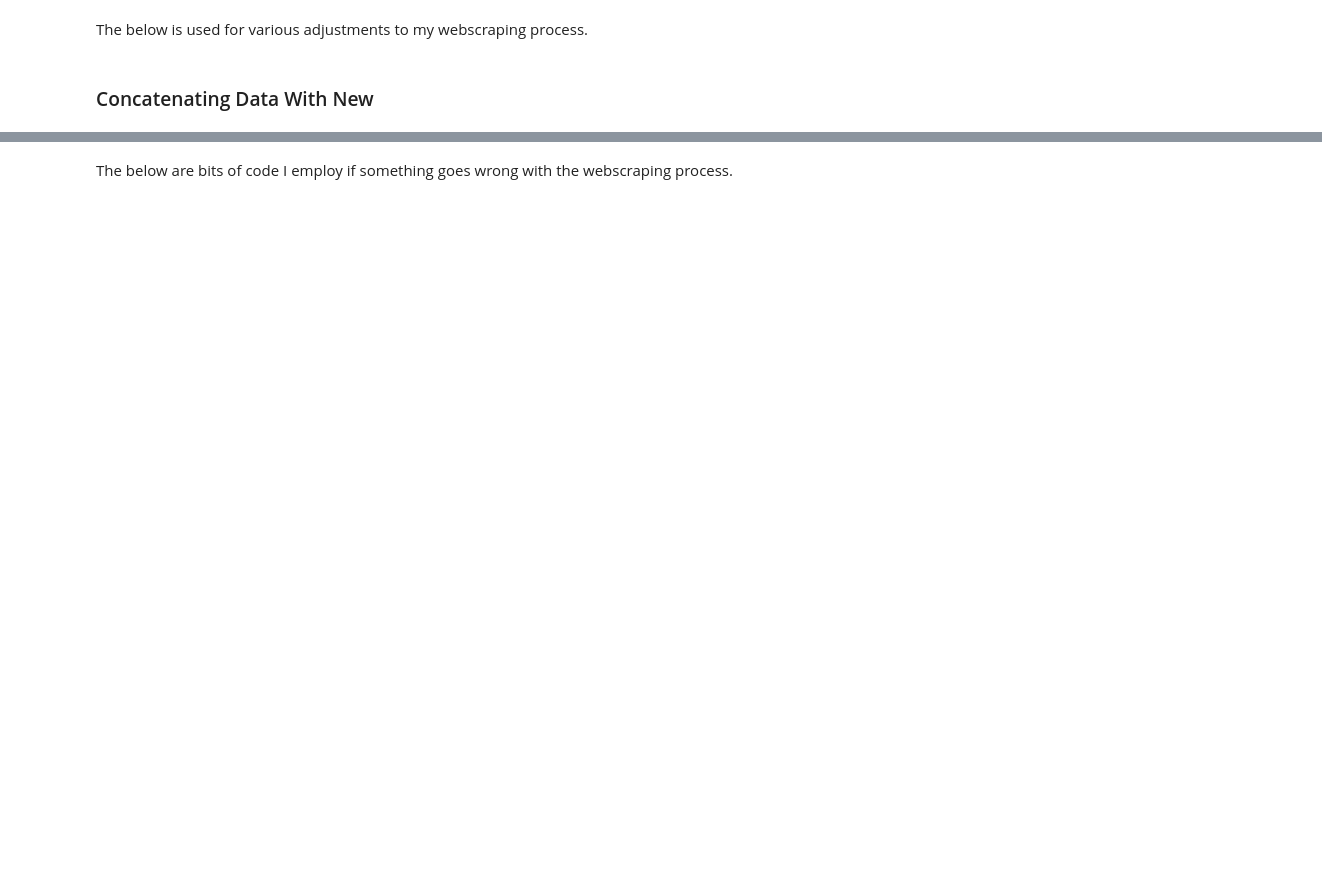
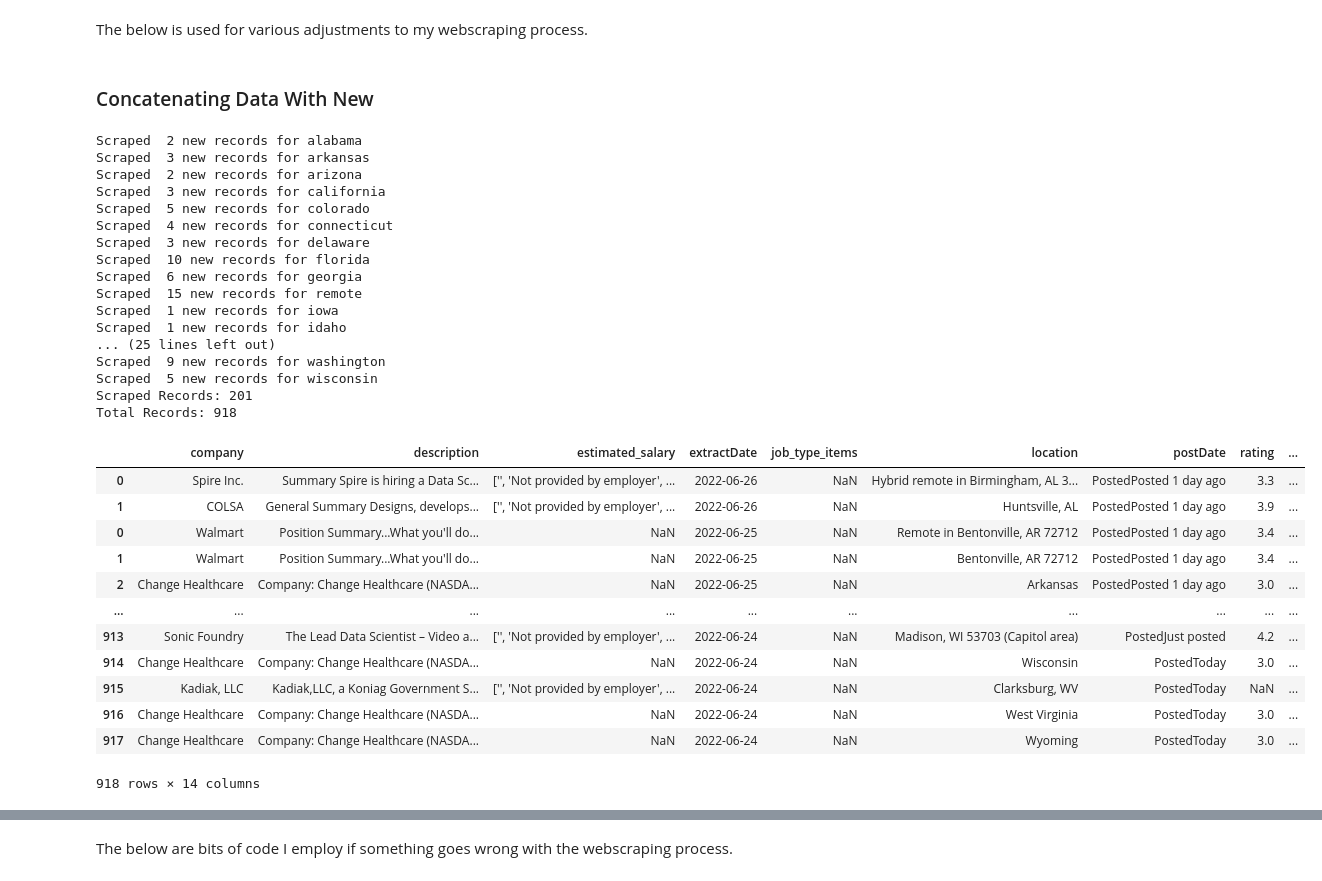
Before and after one commit to 333Kenji/indeedjobscraper, a Jupyter notebook: docs/0_scrape.ipynb, the cells around one changed output, grey strips where cells are left out. Drawn from its saved outputs; the diff is of its cells as text; code cells hidden in the pictures; blank space fills up the shorter version.

```diff
--- a/docs/0_scrape.ipynb
+++ b/docs/0_scrape.ipynb
@@ -215,8 +214,9 @@ def main(position, location):
 
     return f'Scraped {len(data)} new records.'
 # %%
-state_names = [ "alabama", "arkansas",  "arizona",  "colorado", "connecticut", "delaware",  "georgia", "iowa", "idaho", "illinois", "indiana", "kansas", "kentucky", "louisiana", "maryland", "maine", "michigan", "minnesota", "missouri", "mississippi", "montana", "north carolina", "north dakota", "nebraska", "new hampshire", "new jersey", "new mexico", "nevada",  "ohio", "oklahoma", "pennsylvania", "rhode island", "south carolina", "south dakota", "tennessee", "utah", "virginia",  "vermont",  "wisconsin", "west virginia", "wyoming"]
+#state_names = [ "alabama", "arkansas",  "arizona",  "colorado", "connecticut", "delaware",  "georgia", "iowa", "idaho", "illinois", "indiana", "kansas", "kentucky", "louisiana", "maryland", "maine", "michigan", "minnesota", "missouri", "mississippi", "montana", "north carolina", "north dakota", "nebraska", "new hampshire", "new jersey", "new mexico", "nevada",  "ohio", "oklahoma", "pennsylvania", "rhode island", "south carolina", "south dakota", "tennessee", "utah", "virginia",  "vermont",  "wisconsin", "west virginia", "wyoming"]
 
+state_names = [  "louisiana", "maryland", "maine", "michigan", "minnesota", "missouri", "mississippi", "montana", "north carolina", "north dakota", "nebraska", "new hampshire", "new jersey", "new mexico", "nevada",  "ohio", "oklahoma", "pennsylvania", "rhode island", "south carolina", "south dakota", "tennessee", "utah", "virginia",  "vermont",  "wisconsin", "west virginia", "wyoming"]
 
 for state in state_names:
     position = 'data scientist'
@@ -262,34 +300,65 @@ The  below is used for various adjustments to my webscraping process.
 # %%
 state_names = ['alabama', 'arkansas', 'arizona', 'california', 'colorado', 'connecticut', 'delaware', 'florida', 'georgia', 'remote', 'iowa', 'idaho', 'illinois', 'indiana', 'kansas', 'kentucky', 'louisiana', 'massachusetts', 'maryland', 'maine', 'michigan', 'minnesota', 'missouri', 'mississippi', 'montana', 'north carolina', 'north dakota', 'nebraska', 'new hampshire', 'new jersey', 'new mexico', 'nevada', 'new york', 'ohio', 'oklahoma', 'oregon', 'pennsylvania', 'rhode island', 'south carolina', 'south dakota', 'tennessee', 'texas', 'utah', 'virginia',  'vermont', 'washington', 'wisconsin', 'west virginia', 'wyoming']
 
 lst = []
 records = 0
 for i in state_names:
     i = i.replace(' ','_')
     try:
         location = pd.read_csv(f'../app/data/scraped_data_scientist_{i}.csv')
         records += len(location)
         lst.append(location)
         print(f'Scraped  {len(location)} new records for {i}')
     except:
         continue
 
 print(f'Scraped Records: {(records)}')
 
 todays_scrape = pd.concat(lst)
 ## unblock if you miss too many days
-total = todays_scrape.to_csv('../app/data/total.csv', index= False)
+#total = todays_scrape.to_csv('../app/data/total.csv', index= False)
 
 total = pd.read_csv(f'../app/data/total.csv')
 lst.append(total)
 
 total = pd.concat(lst)
 
 total.drop_duplicates(inplace=True)
 
 total.to_csv('../app/data/total.csv', index= False)
 print(f'Total Records: {(len(total))}')
 total
+# %% [output]
+Scraped  2 new records for alabama
+Scraped  3 new records for arkansas
+Scraped  2 new records for arizona
+Scraped  3 new records for california
+Scraped  5 new records for colorado
+Scraped  4 new records for connecticut
+Scraped  3 new records for delaware
+Scraped  10 new records for florida
+Scraped  6 new records for georgia
+Scraped  15 new records for remote
+Scraped  1 new records for iowa
+Scraped  1 new records for idaho
+... (25 lines left out)
+Scraped  9 new records for washington
+Scraped  5 new records for wisconsin
+Scraped Records: 201
+Total Records: 918
+|  | company | description | estimated_salary | extractDate | job_type_items | location | postDate | rating | ... |
+| 0 | Spire Inc. | Summary Spire is hiring a Data Sc... | ['', 'Not provided by employer', ... | 2022-06-26 | NaN | Hybrid remote in Birmingham, AL 3... | PostedPosted 1 day ago | 3.3 | ... |
+| 1 | COLSA | General Summary Designs, develops... | ['', 'Not provided by employer', ... | 2022-06-26 | NaN | Huntsville, AL | PostedPosted 1 day ago | 3.9 | ... |
+| 0 | Walmart | Position Summary...What you'll do... | NaN | 2022-06-25 | NaN | Remote in Bentonville, AR 72712 | PostedPosted 1 day ago | 3.4 | ... |
+| 1 | Walmart | Position Summary...What you'll do... | NaN | 2022-06-25 | NaN | Bentonville, AR 72712 | PostedPosted 1 day ago | 3.4 | ... |
+| 2 | Change Healthcare | Company: Change Healthcare (NASDA... | NaN | 2022-06-25 | NaN | Arkansas | PostedPosted 1 day ago | 3.0 | ... |
+| ... | ... | ... | ... | ... | ... | ... | ... | ... | ... |
+| 913 | Sonic Foundry | The Lead Data Scientist – Video a... | ['', 'Not provided by employer', ... | 2022-06-24 | NaN | Madison, WI 53703 (Capitol area) | PostedJust posted | 4.2 | ... |
+| 914 | Change Healthcare | Company: Change Healthcare (NASDA... | NaN | 2022-06-24 | NaN | Wisconsin | PostedToday | 3.0 | ... |
+| 915 | Kadiak, LLC | Kadiak,LLC, a Koniag Government S... | ['', 'Not provided by employer', ... | 2022-06-24 | NaN | Clarksburg, WV | PostedToday | NaN | ... |
+| 916 | Change Healthcare | Company: Change Healthcare (NASDA... | NaN | 2022-06-24 | NaN | West Virginia | PostedToday | 3.0 | ... |
+| 917 | Change Healthcare | Company: Change Healthcare (NASDA... | NaN | 2022-06-24 | NaN | Wyoming | PostedToday | 3.0 | ... |
+918 rows × 14 columns
 # %%
 #TODO explain why this is being shown. remove from data and save, but also show what portion of the data it represents. Relatively miniscule.
 total[total.description.isna()].location.value_counts()
```
Also changed, not shown: parts of 13 cells of this notebook, 2 other files.
